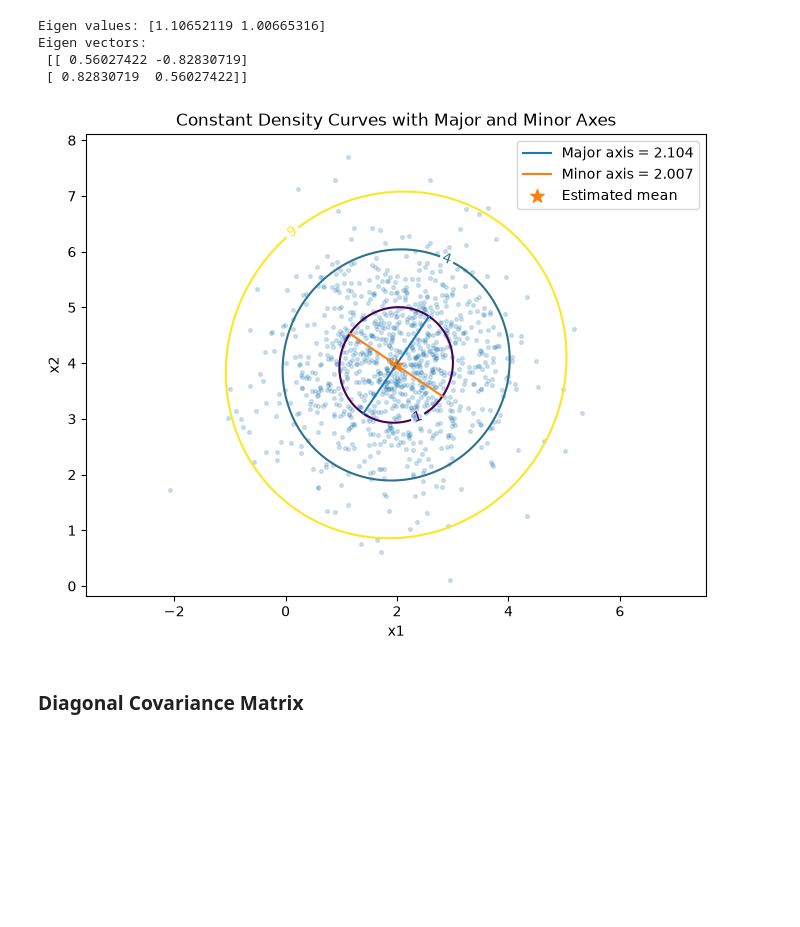
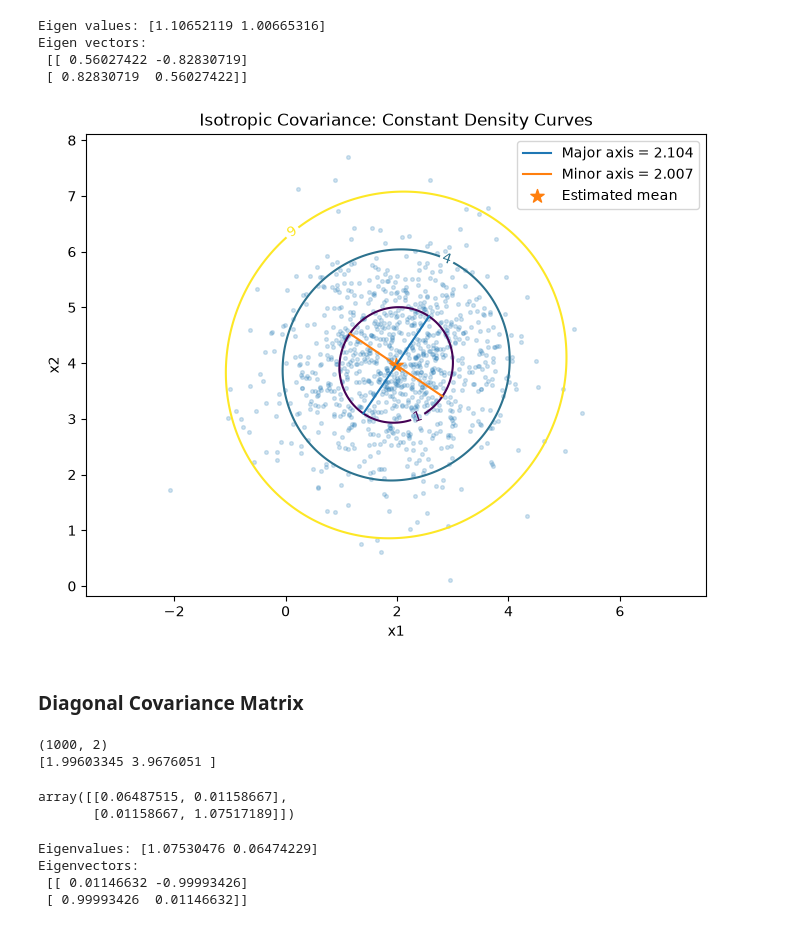
Before and after one commit to karywnl/pattern-recognition, a Jupyter notebook: lab4/lab4.ipynb, the cells around one changed output. Cells and saved outputs as stored; diff of their text form; code cells hidden in the pictures; blank space fills up the shorter version.

Commit message:
lab4: completed diagonal covariance case

```diff
--- a/lab4/lab4.ipynb
+++ b/lab4/lab4.ipynb
@@ -56,15 +45,16 @@ array([[1.03696445, 0.04630032],
 # %%
 # computing the covariance matrix using numpy
 
-C = np.cov(X, rowvar=False)
-C
+mu_hat = np.array([X[:, 0].mean(), X[:, 1].mean()])
+C_est = np.cov(X, rowvar=False)
+C_est
 # %% [output]
 array([[1.03800245, 0.04634667],
        [0.04634667, 1.07517189]])
 # %%
 # computing the eigenvalues and eigenvectors
 
-eigenvalues, eigenvectors = np.linalg.eigh(C)
+eigenvalues, eigenvectors = np.linalg.eigh(C_est)
 
 # order them in descending
 sorted_idx = np.argsort(eigenvalues)[::-1]
@@ -87,7 +77,7 @@ y = np.linspace(x2.mean() - 4 * x2.std(), x2.mean() + 4 * x2.std(), 200)
 
 x_grid, y_grid = np.meshgrid(x, y)
 
-C_inv = np.linalg.inv(C)
+C_est_inv = np.linalg.inv(C_est)
 q_grid = np.zeros(x_grid.shape)
 mean = mu_hat.reshape(2, 1)
 
@@ -100,40 +90,40 @@ for i in range(x_grid.shape[0]):
 
         deviation = point - mean
 
-        q_grid[i, j] = (deviation.T @ C_inv @ deviation).item()
+        q_grid[i, j] = (deviation.T @ C_est_inv @ deviation).item()
 # %%
 plt.figure(figsize=(8, 6))
 plt.scatter(X[:, 0], X[:, 1], alpha=0.2, s=7)
 
 contours = plt.contour(x_grid, y_grid, q_grid, levels=[1, 4, 9])
 plt.clabel(contours)
 
 major_vector = np.sqrt(eigenvalues[0]) * eigenvectors[:, 0]
 minor_vector = np.sqrt(eigenvalues[1]) * eigenvectors[:, 1]
 
 major_axis_length = 2 * np.sqrt(eigenvalues[0])
 minor_axis_length = 2 * np.sqrt(eigenvalues[1])
 
 plt.plot(
     [mu_hat[0] - major_vector[0], mu_hat[0] + major_vector[0]],
     [mu_hat[1] - major_vector[1], mu_hat[1] + major_vector[1]],
     label=f"Major axis = {major_axis_length:.3f}"
 )
 
 plt.plot(
     [mu_hat[0] - minor_vector[0], mu_hat[0] + minor_vector[0]],
     [mu_hat[1] - minor_vector[1], mu_hat[1] + minor_vector[1]],
     label=f"Minor axis = {minor_axis_length:.3f}"
 )
 
 plt.scatter(mu_hat[0], mu_hat[1], marker="*", s=100, label="Estimated mean")
 plt.xlabel("x1")
 plt.ylabel("x2")
-plt.title("Constant Density Curves with Major and Minor Axes")
+plt.title("Isotropic Covariance: Constant Density Curves")
 plt.legend()
 plt.axis("equal")
 plt.show()
 # %% [output]
-[figure, old version]
+[figure, new version]
 # %% [markdown]
 ### **Diagonal Covariance Matrix**
@@ -139,0 +138,32 @@ plt.show()
+# %%
+print(Y.shape)
+print(Y.mean(axis=0))
+# %% [output]
+(1000, 2)
+[1.99603345 3.9676051 ]
+# %%
+# estimated mean and covariance
+
+mu_diag_hat = Y.mean(axis=0)
+C_diag_est = np.cov(Y, rowvar=False)
+
+C_diag_est
+# %% [output]
+array([[0.06487515, 0.01158667],
+       [0.01158667, 1.07517189]])
+# %%
+# eigenvalues and eigenvectors
+
+diag_eigenvalues, diag_eigenvectors = np.linalg.eigh(C_diag_est)
+
+sorted_idx = np.argsort(diag_eigenvalues)[::-1]
+diag_eigenvalues = diag_eigenvalues[sorted_idx]
+diag_eigenvectors = diag_eigenvectors[:, sorted_idx]
+
+print("Eigenvalues:", diag_eigenvalues)
+print("Eigenvectors:\n", diag_eigenvectors)
+# %% [output]
+Eigenvalues: [1.07530476 0.06474229]
+Eigenvectors:
+ [[ 0.01146632 -0.99993426]
+ [ 0.99993426  0.01146632]]
```
Also changed, not shown: parts of 13 cells of this notebook.
